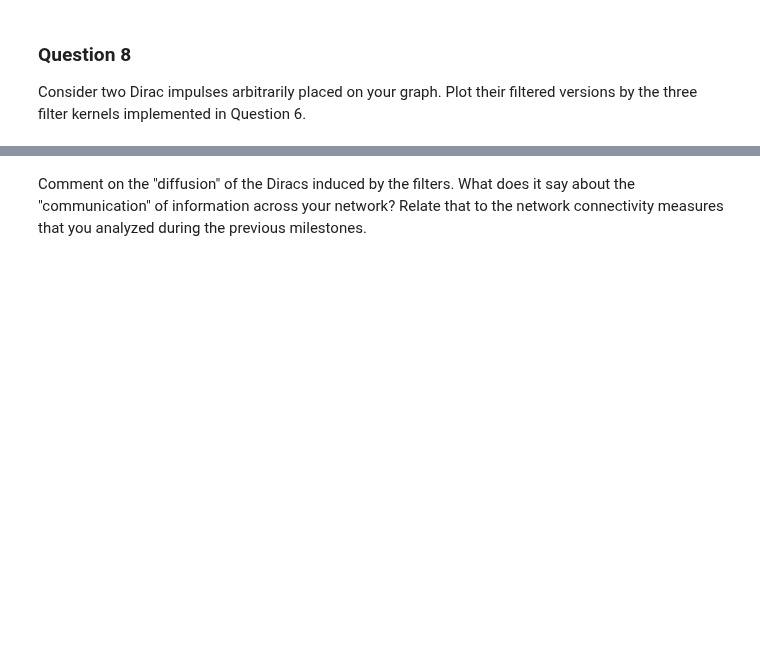
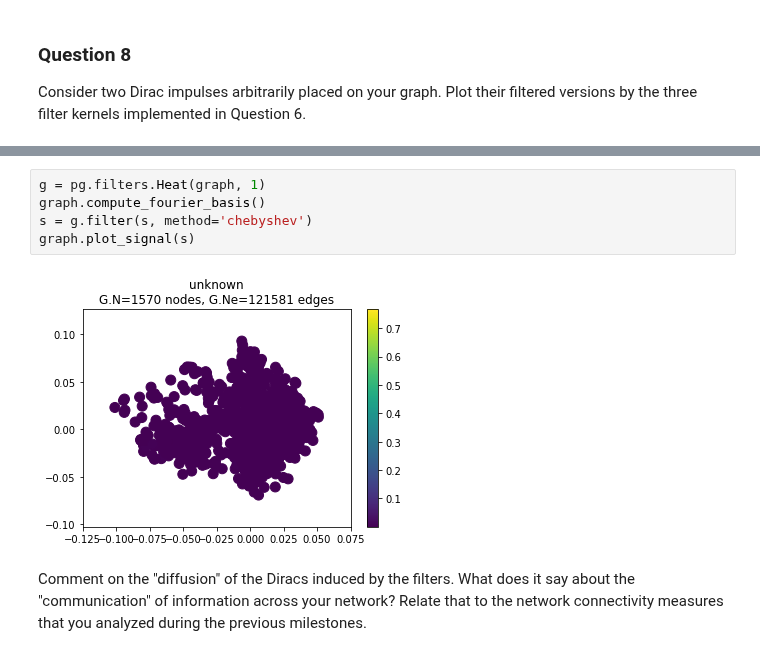
Before and after one commit to vndk36/Project_ntds2018, a Jupyter notebook: Milestone_4/4_HPCF_Hugo.ipynb, the cells around one changed output, grey strips where cells are left out. Cells and saved outputs as stored; diff of their text form; blank space fills up the shorter version.

```diff
--- a/Milestone_4/4_HPCF_Hugo.ipynb
+++ b/Milestone_4/4_HPCF_Hugo.ipynb
@@ -387,3 +407,10 @@ Consider two Dirac impulses arbitrarily placed on your graph. Plot their filtere
+# %%
+g = pg.filters.Heat(graph, 1)
+graph.compute_fourier_basis()
+s = g.filter(s, method='chebyshev')
+graph.plot_signal(s)
+# %% [output]
+[figure, added]
 # %% [markdown]
 Comment on the "diffusion" of the Diracs induced by the filters. What does it say about the "communication" of information across your network? Relate that to the network connectivity measures that you analyzed during the previous milestones.
 # %% [markdown]
```
Also changed, not shown: parts of 16 cells of this notebook.
